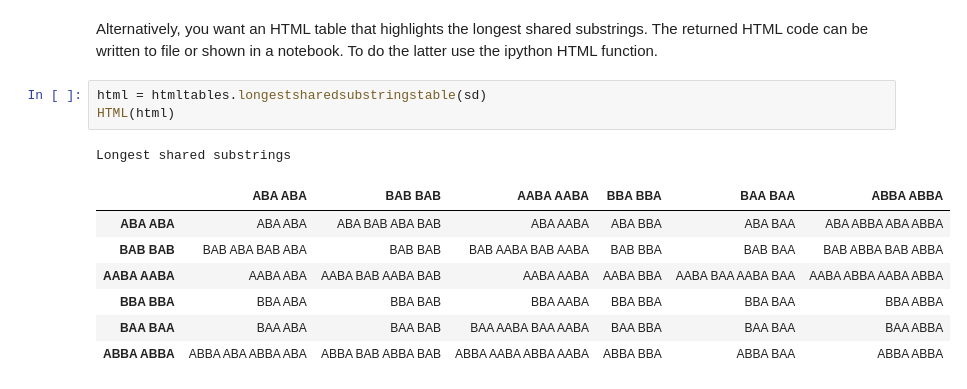
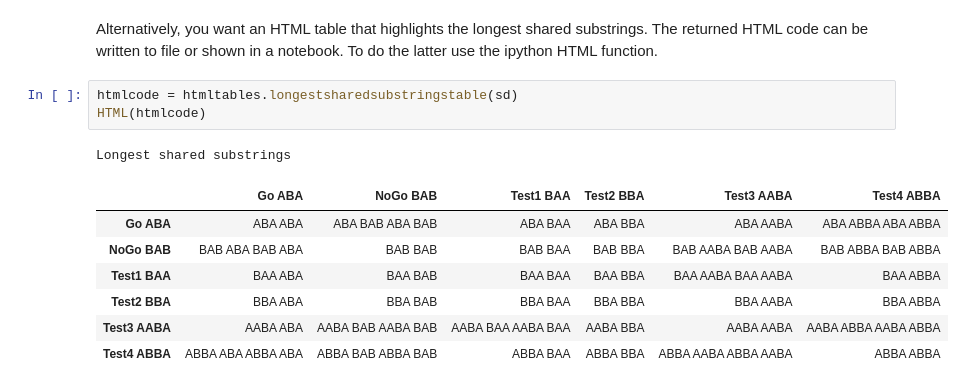
Before and after one commit to gjlbeckers-uu/aglcheck, a Jupyter notebook: tutorials/basic_use.ipynb, the cells around one changed output. Drawn from its saved outputs; the diff is of its cells as text.

```diff
--- a/tutorials/basic_use.ipynb
+++ b/tutorials/basic_use.ipynb
@@ -71,14 +102,14 @@ sd.strings
 # %% [markdown]
 Alternatively, you want an HTML table that highlights the longest shared substrings. The returned HTML code can be written to file or shown in a notebook. To do the latter use the ipython HTML function.
 # %%
-html = htmltables.longestsharedsubstringstable(sd)
-HTML(html)
+htmlcode = htmltables.longestsharedsubstringstable(sd)
+HTML(htmlcode)
 # %% [output]
 Longest shared substrings
-|  | ABA ABA | BAB BAB | AABA AABA | BBA BBA | BAA BAA | ABBA ABBA |
-| ABA ABA | ABA ABA | ABA BAB ABA BAB | ABA AABA | ABA BBA | ABA BAA | ABA ABBA ABA ABBA |
-| BAB BAB | BAB ABA BAB ABA | BAB BAB | BAB AABA BAB AABA | BAB BBA | BAB BAA | BAB ABBA BAB ABBA |
-| AABA AABA | AABA ABA | AABA BAB AABA BAB | AABA AABA | AABA BBA | AABA BAA AABA BAA | AABA ABBA AABA ABBA |
-| BBA BBA | BBA ABA | BBA BAB | BBA AABA | BBA BBA | BBA BAA | BBA ABBA |
-| BAA BAA | BAA ABA | BAA BAB | BAA AABA BAA AABA | BAA BBA | BAA BAA | BAA ABBA |
-| ABBA ABBA | ABBA ABA ABBA ABA | ABBA BAB ABBA BAB | ABBA AABA ABBA AABA | ABBA BBA | ABBA BAA | ABBA ABBA |
+|  | Go ABA | NoGo BAB | Test1 BAA | Test2 BBA | Test3 AABA | Test4 ABBA |
+| Go ABA | ABA ABA | ABA BAB ABA BAB | ABA BAA | ABA BBA | ABA AABA | ABA ABBA ABA ABBA |
+| NoGo BAB | BAB ABA BAB ABA | BAB BAB | BAB BAA | BAB BBA | BAB AABA BAB AABA | BAB ABBA BAB ABBA |
+| Test1 BAA | BAA ABA | BAA BAB | BAA BAA | BAA BBA | BAA AABA BAA AABA | BAA ABBA |
+| Test2 BBA | BBA ABA | BBA BAB | BBA BAA | BBA BBA | BBA AABA | BBA ABBA |
+| Test3 AABA | AABA ABA | AABA BAB AABA BAB | AABA BAA AABA BAA | AABA BBA | AABA AABA | AABA ABBA AABA ABBA |
+| Test4 ABBA | ABBA ABA ABBA ABA | ABBA BAB ABBA BAB | ABBA BAA | ABBA BBA | ABBA AABA ABBA AABA | ABBA ABBA |
```
Also changed, not shown: parts of 22 cells of this notebook, 4 other files.
